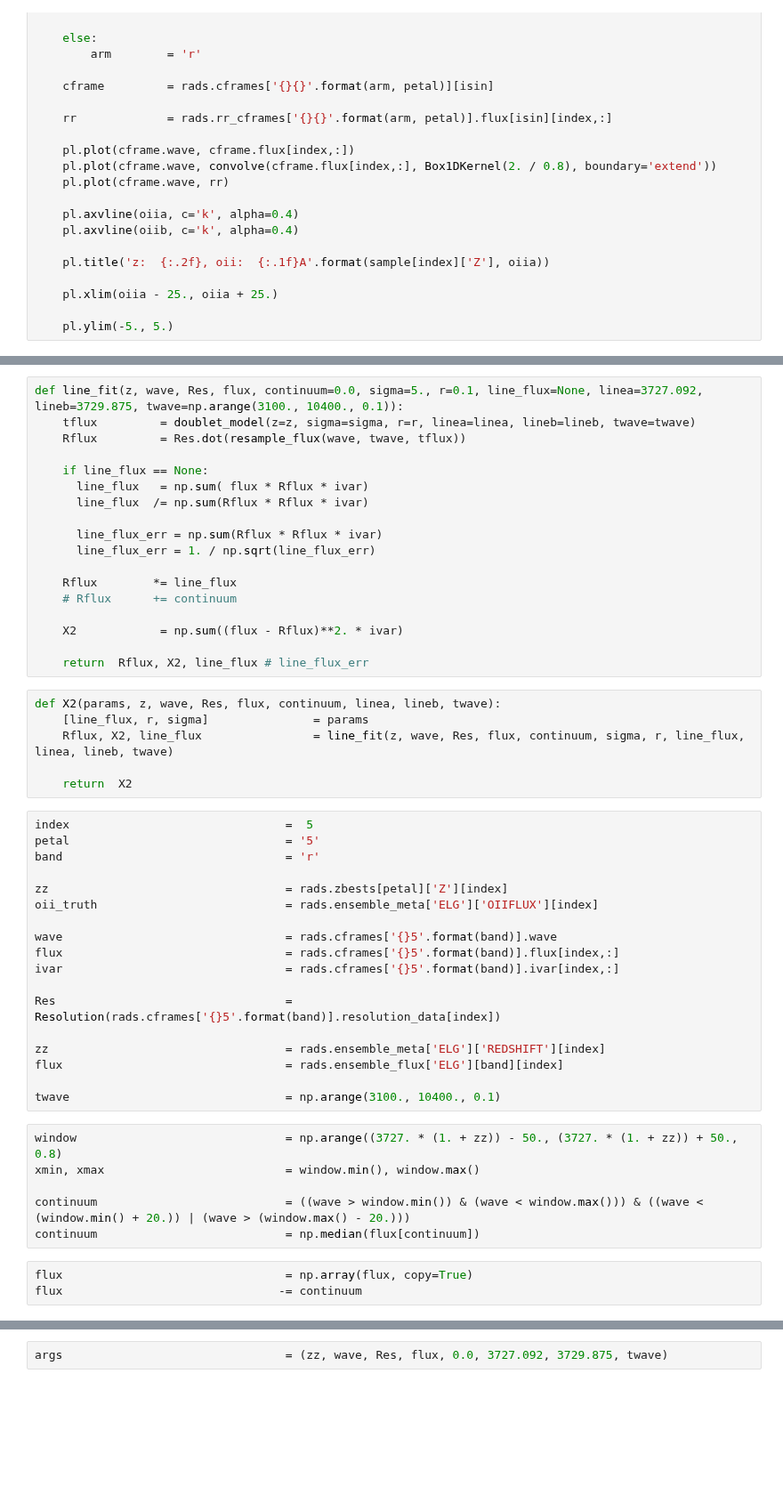
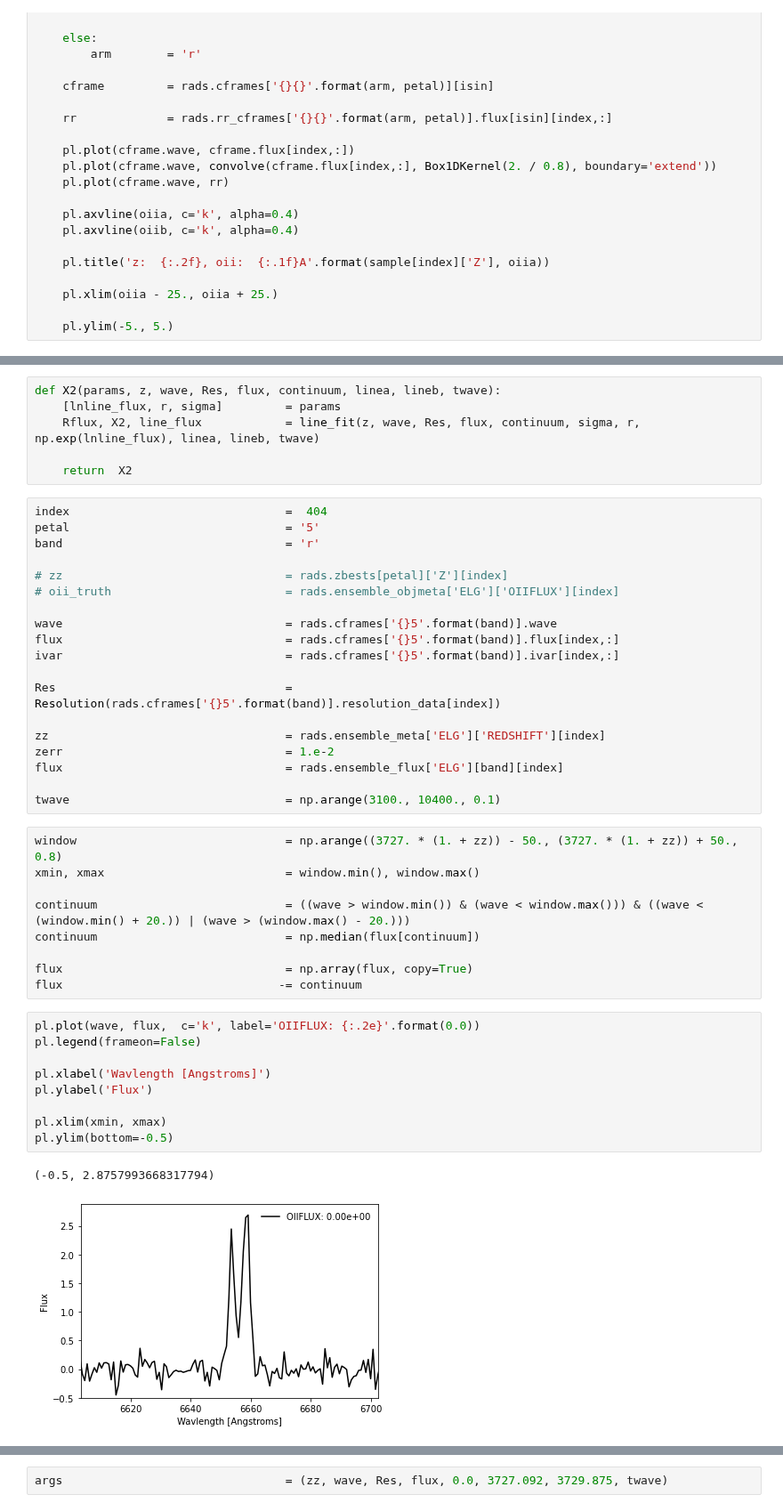
Before and after one commit to desihub/desispec, a Jupyter notebook: doc/nb/TemplateSNR.ipynb, the cells around one changed output, grey strips where cells are left out. Shown at 89% size. Cells and saved outputs as stored; diff of their text form; blank space fills up the shorter version.

```diff
--- a/doc/nb/TemplateSNR.ipynb
+++ b/doc/nb/TemplateSNR.ipynb
@@ -198,34 +184,16 @@ def doublet_model(z, sigma=10., r=0.1, linea=3727.092, lineb=3729.875, twave=np.
-# %%
-def line_fit(z, wave, Res, flux, continuum=0.0, sigma=5., r=0.1, line_flux=None, linea=3727.092, lineb=3729.875, twave=np.arange(3100., 10400., 0.1)):
-    tflux         = doublet_model(z=z, sigma=sigma, r=r, linea=linea, lineb=lineb, twave=twave)
-    Rflux         = Res.dot(resample_flux(wave, twave, tflux))
-
-    if line_flux == None:
-      line_flux   = np.sum( flux * Rflux * ivar)
-      line_flux  /= np.sum(Rflux * Rflux * ivar)
-
-      line_flux_err = np.sum(Rflux * Rflux * ivar)
-      line_flux_err = 1. / np.sqrt(line_flux_err)
-
-    Rflux        *= line_flux
-    # Rflux      += continuum
-
-    X2            = np.sum((flux - Rflux)**2. * ivar)
-
-    return  Rflux, X2, line_flux # line_flux_err
 # %%
 def X2(params, z, wave, Res, flux, continuum, linea, lineb, twave):
-    [line_flux, r, sigma]               = params
-    Rflux, X2, line_flux                = line_fit(z, wave, Res, flux, continuum, sigma, r, line_flux, linea, lineb, twave)
+    [lnline_flux, r, sigma]         = params
+    Rflux, X2, line_flux            = line_fit(z, wave, Res, flux, continuum, sigma, r, np.exp(lnline_flux), linea, lineb, twave)
 
     return  X2
 # %%
-index                               =  5
+index                               =  404
 petal                               = '5'
 band                                = 'r'
 
-zz                                  = rads.zbests[petal]['Z'][index]
-oii_truth                           = rads.ensemble_meta['ELG']['OIIFLUX'][index]
+# zz                                = rads.zbests[petal]['Z'][index]
+# oii_truth                         = rads.ensemble_objmeta['ELG']['OIIFLUX'][index]
 
 wave                                = rads.cframes['{}5'.format(band)].wave
 flux                                = rads.cframes['{}5'.format(band)].flux[index,:]
@@ -234,6 +202,7 @@ ivar                                = rads.cframes['{}5'.format(band)].ivar[inde
 Res                                 = Resolution(rads.cframes['{}5'.format(band)].resolution_data[index])
 
 zz                                  = rads.ensemble_meta['ELG']['REDSHIFT'][index]
+zerr                                = 1.e-2
 flux                                = rads.ensemble_flux['ELG'][band][index]
 
 twave                               = np.arange(3100., 10400., 0.1)
@@ -243,6 +212,18 @@ xmin, xmax                          = window.min(), window.max()
 
 continuum                           = ((wave > window.min()) & (wave < window.max())) & ((wave < (window.min() + 20.)) | (wave > (window.max() - 20.)))
 continuum                           = np.median(flux[continuum])
+
+flux                                = np.array(flux, copy=True)
+flux                               -= continuum
-# %%
-flux                                = np.array(flux, copy=True)
-flux                               -= continuum
+# %%
+pl.plot(wave, flux,  c='k', label='OIIFLUX: {:.2e}'.format(0.0))
+pl.legend(frameon=False)
+
+pl.xlabel('Wavlength [Angstroms]')
+pl.ylabel('Flux')
+
+pl.xlim(xmin, xmax)
+pl.ylim(bottom=-0.5)
+# %% [output]
+(-0.5, 2.8757993668317794)
+[figure, added]
```
Also changed, not shown: parts of 38 cells of this notebook, 6 other files.
